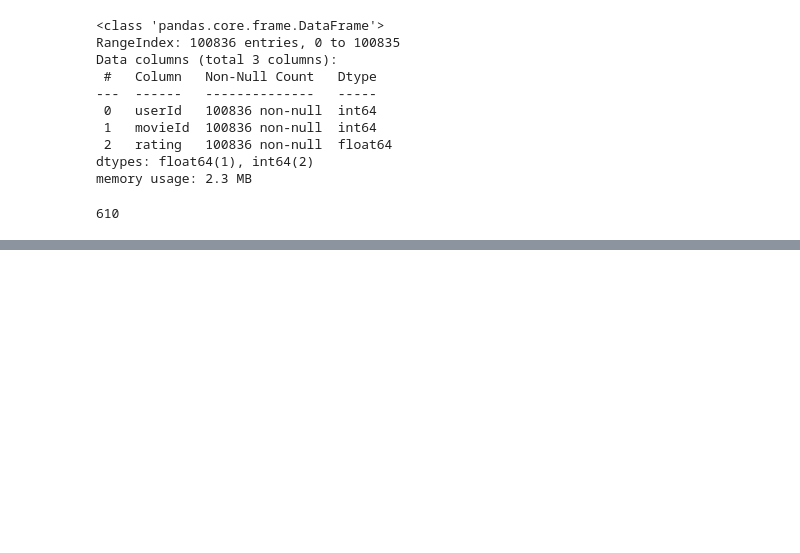
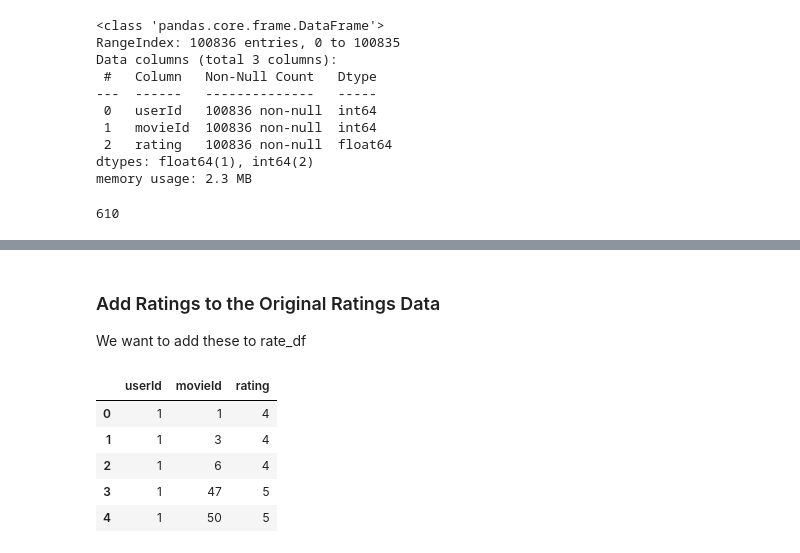
Before and after one commit to ceflynn/Movie-Recommendation-System, a Jupyter notebook: student.ipynb, the cells around one changed output, grey strips where cells are left out. Drawn from its saved outputs; the diff is of its cells as text; code cells hidden in the pictures; blank space fills up the shorter version.

```diff
--- a/student.ipynb
+++ b/student.ipynb
@@ -936,0 +981,13 @@ new_user_ratings(survey_movies,5)
+# %% [markdown]
+### Add Ratings to the Original Ratings Data
+
+We want to add these to rate_df
+# %%
+rate_df.head()
+# %% [output]
+|  | userId | movieId | rating |
+| 0 | 1 | 1 | 4 |
+| 1 | 1 | 3 | 4 |
+| 2 | 1 | 6 | 4 |
+| 3 | 1 | 47 | 5 |
+| 4 | 1 | 50 | 5 |
```
Also changed, not shown: parts of 37 cells of this notebook.
